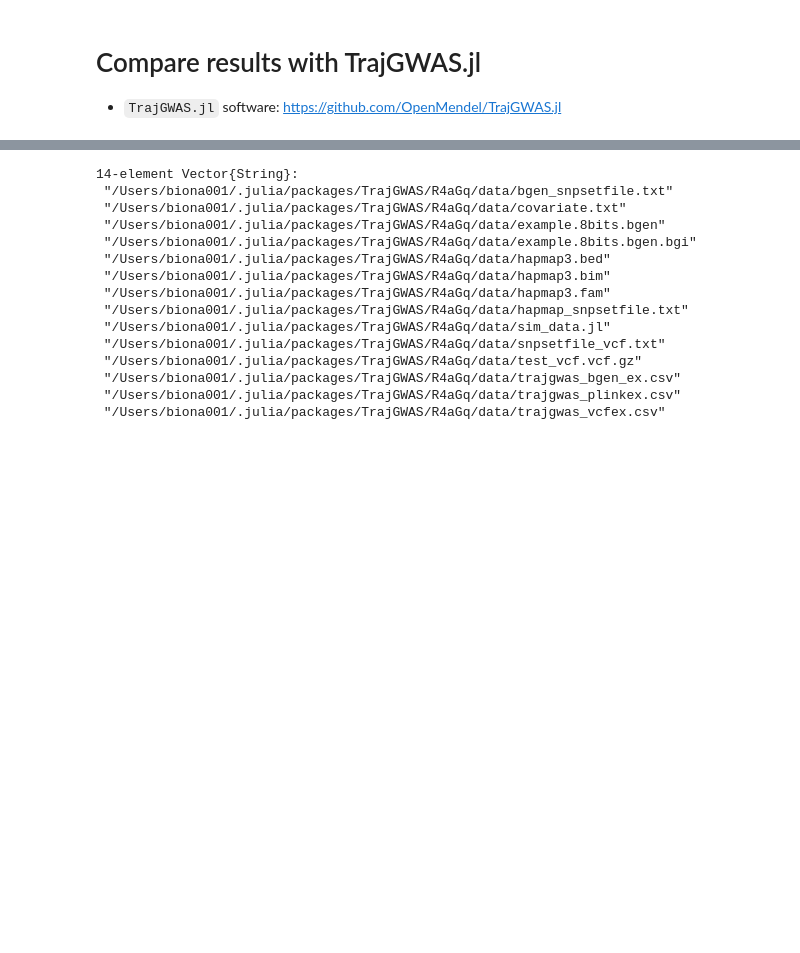
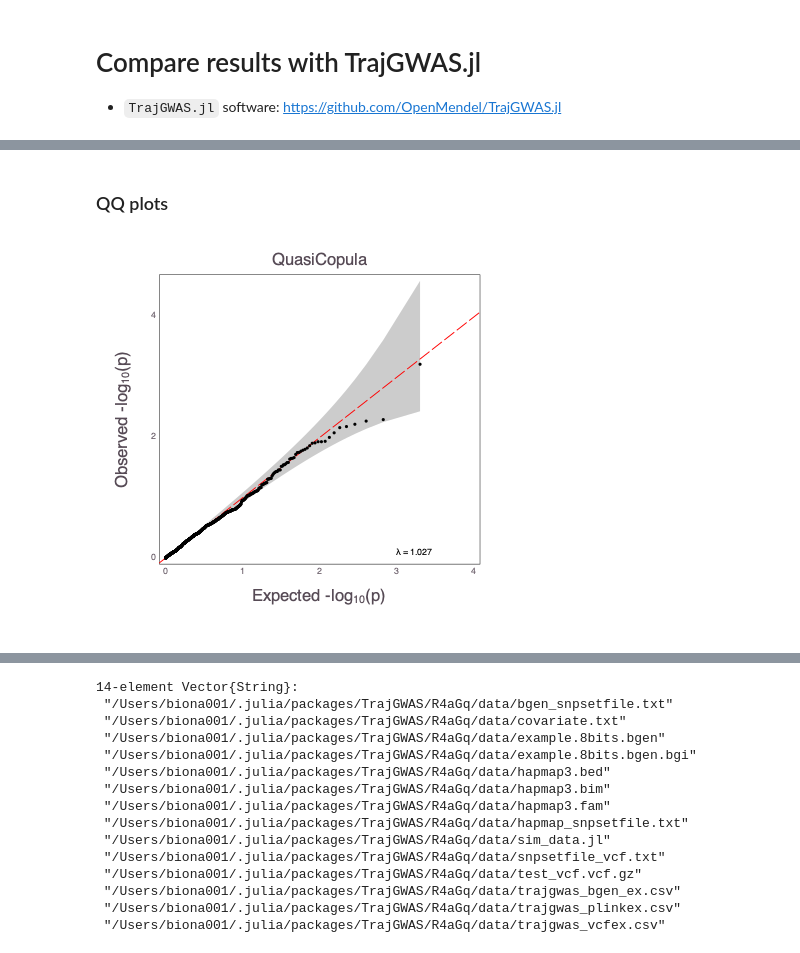
Before and after one commit to OpenMendel/ApproxCopula.jl, a Jupyter notebook: notebooks/longitudinal_gwas_compare_trajGWAS.ipynb, the cells around one changed output, grey strips where cells are left out. Cells and saved outputs as stored; diff of their text form; code cells hidden in the pictures; blank space fills up the shorter version.

```diff
--- a/notebooks/longitudinal_gwas_compare_trajGWAS.ipynb
+++ b/notebooks/longitudinal_gwas_compare_trajGWAS.ipynb
@@ -25,0 +185,12 @@ Threads.nthreads()
+# %% [markdown]
+### QQ plots
+# %%
+using MendelPlots
+idx = findall(!isnan, qc_pvals)
+success_pvals = qc_pvals[idx]
+idx2 = findall(x -> x < 1e-50, success_pvals)
+success_pvals[idx2] .= 1e-50
+qq(success_pvals, dpi=80, titles="QuasiCopula")
+display("image/png", read("qqplot.png"))
+# %% [output]
+[figure, added]
```
Also changed, not shown: parts of 26 cells of this notebook, 1 other file.
